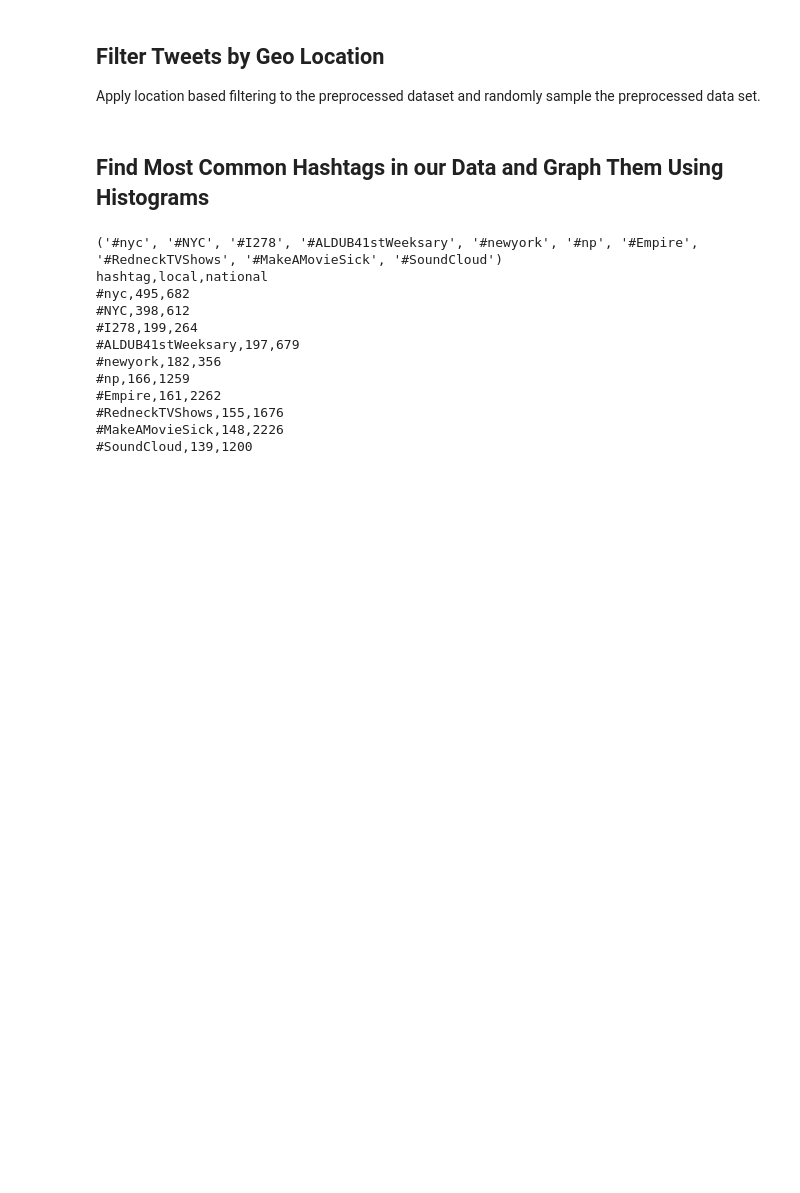
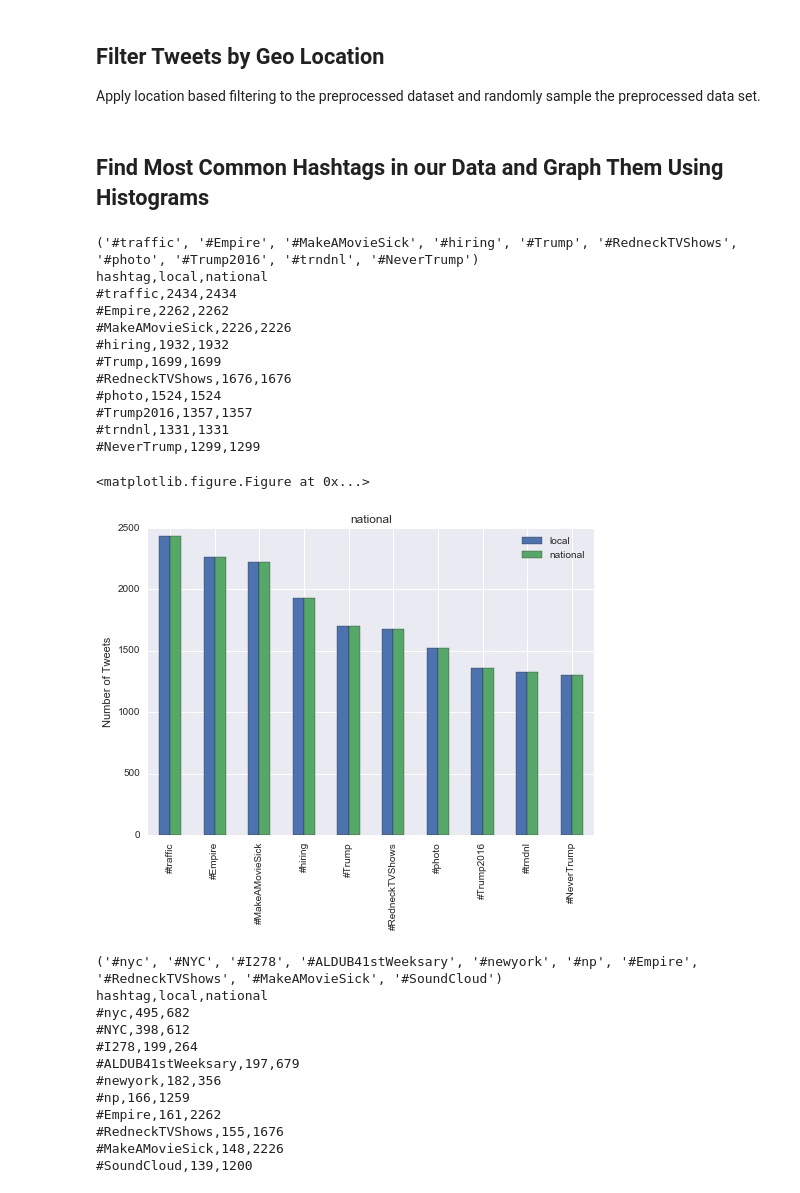
Before and after one commit to calvinytong/english2_twitter_analysis, a Jupyter notebook: Analysis.ipynb, the cells around one changed output. Drawn from its saved outputs; the diff is of its cells as text; code cells hidden in the pictures; blank space fills up the shorter version.

```diff
--- a/Analysis.ipynb
+++ b/Analysis.ipynb
@@ -284,19 +287,28 @@ def filter_geo(d_array, loc):
     return geo_array
 # %%
 def count_terms(d_array):
+    """
+    Counts the number of hashtags in the passed tweet array using a collections counter
+    -Parameter d_array: The array of tweets to be counted
+    -Return: The counter object holding the final counts
+    """
     punctuation = list(string.punctuation)
     stop = stopwords.words('english') + punctuation + ['via', 'I\'m', 'I', '😂', 'like','get','don\'t']
 
     count = Counter()
     for d in d_array:
-    #     tokens = preprocess(d['text'])
-    #     terms_stop = [term for term in preprocess(d['text']) if term not in stop]
         terms_hash = [term for term in preprocess(d['text']) if term.startswith('#')]
         count.update(terms_hash)
         del count['#']
     return count
 # %%
 def rand_sample(n , dat_arr):
+    """
+    Take an order maintaining random sample of size n from a passed array
+    -Parameter n: The size of the sample to be returned
+    -Parameter dat_arr: The array to be sampled from
+    -Return: The order maintained random sample
+    """
     rand_smpl = [ dat_arr[i] for i in sorted(random.sample(range(len(dat_arr)), n))]
     return rand_smpl
 # %%
@@ -412,6 +420,22 @@ rand_smpl = rand_sample(n,data_array)
 ## Find Most Common Hashtags in our Data and Graph Them Using Histograms
 # %%
 count_rand = count_terms(rand_smpl)
+plot_bar(count_rand, count_rand, "national")
+# %% [output]
+('#traffic', '#Empire', '#MakeAMovieSick', '#hiring', '#Trump', '#RedneckTVShows', '#photo', '#Trump2016', '#trndnl', '#NeverTrump')
+hashtag,local,national
+#traffic,2434,2434
+#Empire,2262,2262
+#MakeAMovieSick,2226,2226
+#hiring,1932,1932
+#Trump,1699,1699
+#RedneckTVShows,1676,1676
+#photo,1524,1524
+#Trump2016,1357,1357
+#trndnl,1331,1331
+#NeverTrump,1299,1299
+<matplotlib.figure.Figure at 0x...>
+[figure, added]
 # %%
 count_nyc = count_terms(nyc_geo_data)
 plot_bar(count_nyc,count_rand,"NYC Top 10 Hashtags")
```
Also changed, not shown: parts of 23 cells of this notebook, 3 other files.
